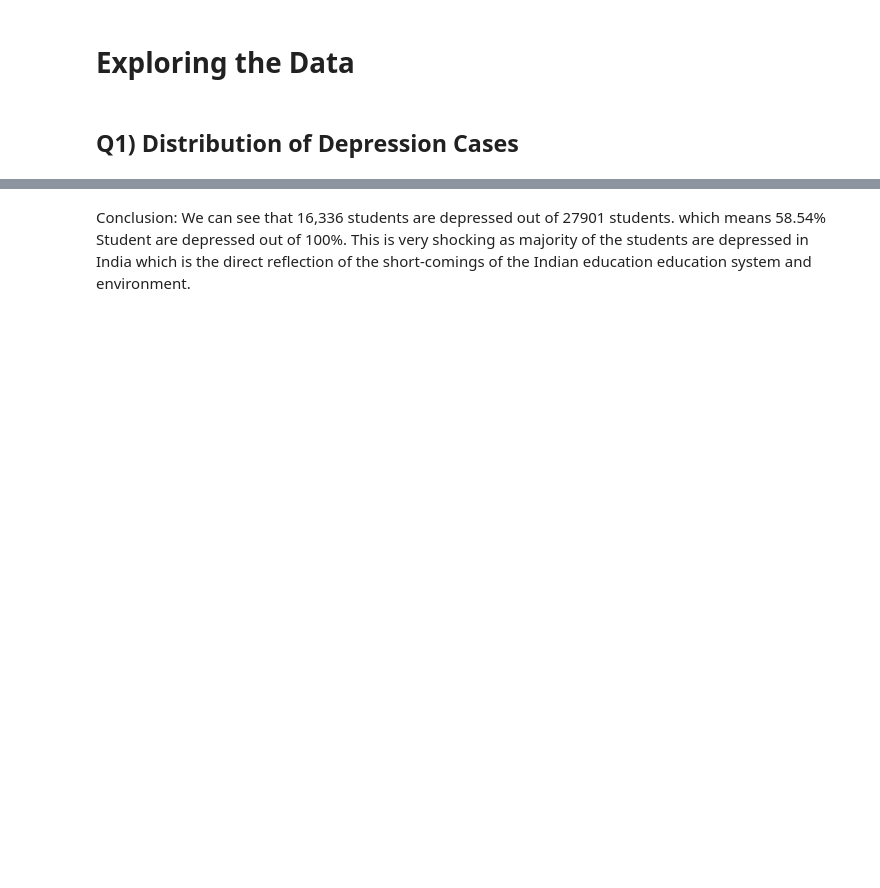
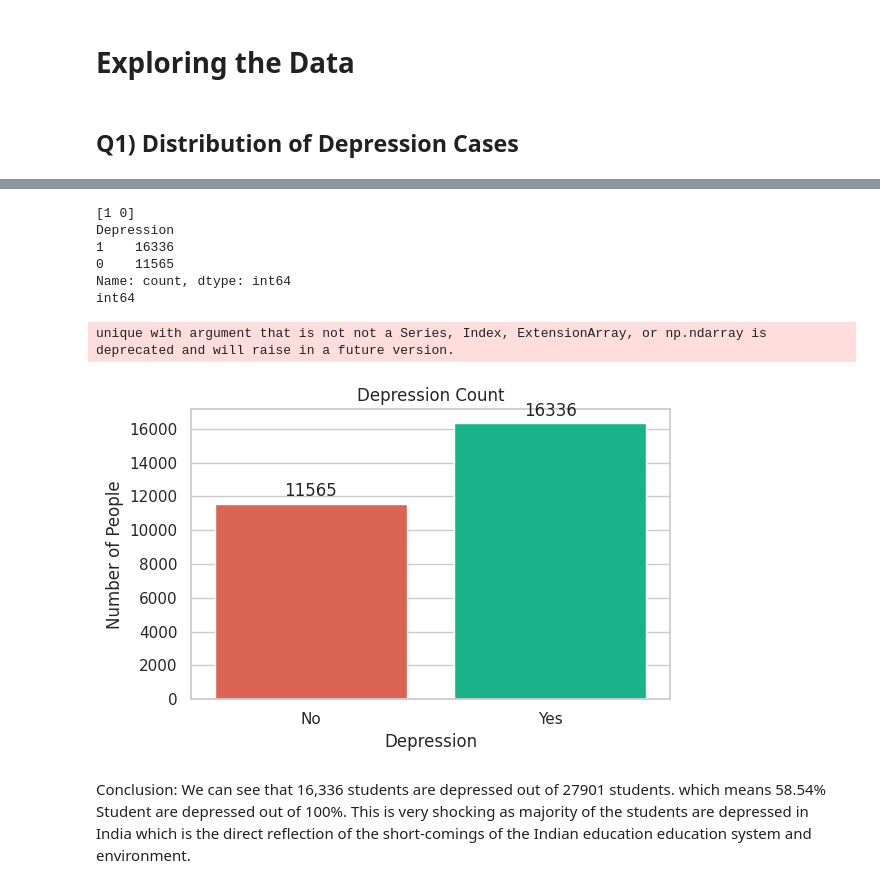
Before and after one commit to ayushsj99/Student_Mental_Health_EDA, a Jupyter notebook: Student_Mental_Health_EDA.ipynb, the cells around one changed output, grey strips where cells are left out. Saved outputs shown, nothing was run; the diff lists cells and outputs as text; code cells hidden in the pictures; blank space fills up the shorter version.

Commit message:
Kaggle Notebook | Student_Mental_Health_EDA.ipynb | Version 2

```diff
--- a/Student_Mental_Health_EDA.ipynb
+++ b/Student_Mental_Health_EDA.ipynb
@@ -20,9 +20,9 @@ for dirname, _, filenames in os.walk('/kaggle/input'):
 # %% [output]
 /kaggle/input/depression/student_depression_dataset.csv
 # %%
-df = pd.read_csv("/kaggle/input/depression/student_depression_dataset.csv")
-print(df.head())
-df_copy = df.copy()
+data = pd.read_csv("/kaggle/input/depression/student_depression_dataset.csv")
+print(data.head())
+df_copy = data.copy()
 # %% [output]
    id  Gender   Age           City Profession  Academic Pressure  \
 0   2    Male  33.0  Visakhapatnam    Student                5.0
@@ -87,7 +87,7 @@ Name: count, dtype: int64
 # %%
 ## Converting column 'Sleep Duration' to only numerical values.
 
-df['Sleep Duration'] = df['Sleep Duration'].str.strip("'").str.strip()
+data['Sleep Duration'] = data['Sleep Duration'].str.strip("'").str.strip()
 
 
 sleep_map = {
@@ -98,5 +98,5 @@ sleep_map = {
     "Others": 5  # 5 beacause majorty of the values are 4 and less than that is 5.5
 }
 
-df['Sleep Duration (hours)'] = df['Sleep Duration'].map(sleep_map)
+data['Sleep Duration (hours)'] = data['Sleep Duration'].map(sleep_map)
 # %%
@@ -137,6 +137,6 @@ array(['Yes', 'No'], dtype=object)
 # %%
 yes_no_map = {"Yes":1, "No":0}
 
-df['Suicidal Thoughts'] = df["Have you ever had suicidal thoughts ?"].map(yes_no_map)
-df['Family History'] = df["Family History of Mental Illness"].map(yes_no_map)
+data['Suicidal Thoughts'] = data["Have you ever had suicidal thoughts ?"].map(yes_no_map)
+data['Family History'] = data["Family History of Mental Illness"].map(yes_no_map)
 # %%
@@ -182,5 +182,5 @@ diet_map = {
     'Others': 0  # 0 because Majority of the sudents had unhealthy habits
 }
 
-df['Dietary Score'] = df['Dietary Habits'].map(diet_map)
+data['Dietary Score'] = data['Dietary Habits'].map(diet_map)
 # %%
@@ -228,3 +219,44 @@ fig.show()
+# %%
+print(data['Depression'].unique())
+print(data['Depression'].value_counts())
+print(data['Depression'].dtype)
+# %% [output]
+[1 0]
+Depression
+1    16336
+0    11565
+Name: count, dtype: int64
+int64
+# %%
+import matplotlib.pyplot as plt
+import seaborn as sns
+
+# Set style
+sns.set(style="whitegrid")
+
+# Prepare data
+depression_counts = data['Depression'].value_counts().sort_index()
+depression_labels = ['No', 'Yes']
+
+# Convert depression_counts to a pandas Series (if not already)
+depression_counts = pd.Series(depression_counts)
+
+# Plot
+plt.figure(figsize=(6, 4))
+sns.barplot(x=depression_labels, y=depression_counts.values, palette=["#EF553B", "#00CC96"])
+
+# Add labels
+plt.title("Depression Count")
+plt.xlabel("Depression")
+plt.ylabel("Number of People")
+for i, count in enumerate(depression_counts.values):
+    plt.text(i, count + 200, str(count), ha='center', va='bottom')
+
+plt.tight_layout()
+plt.show()
+# %% [output]
+unique with argument that is not not a Series, Index, ExtensionArray, or np.ndarray is deprecated and will raise in a future version.
+[figure, added]
 # %% [markdown]
 Conclusion:
 We can see that 16,336 students are depressed out of 27901 students. which means 58.54% Student are depressed out of 100%. This is very shocking as majority of the students are depressed in India which is the direct reflection of the short-comings of the Indian education education system and environment.
```
Also changed, not shown: parts of 22 cells of this notebook.
